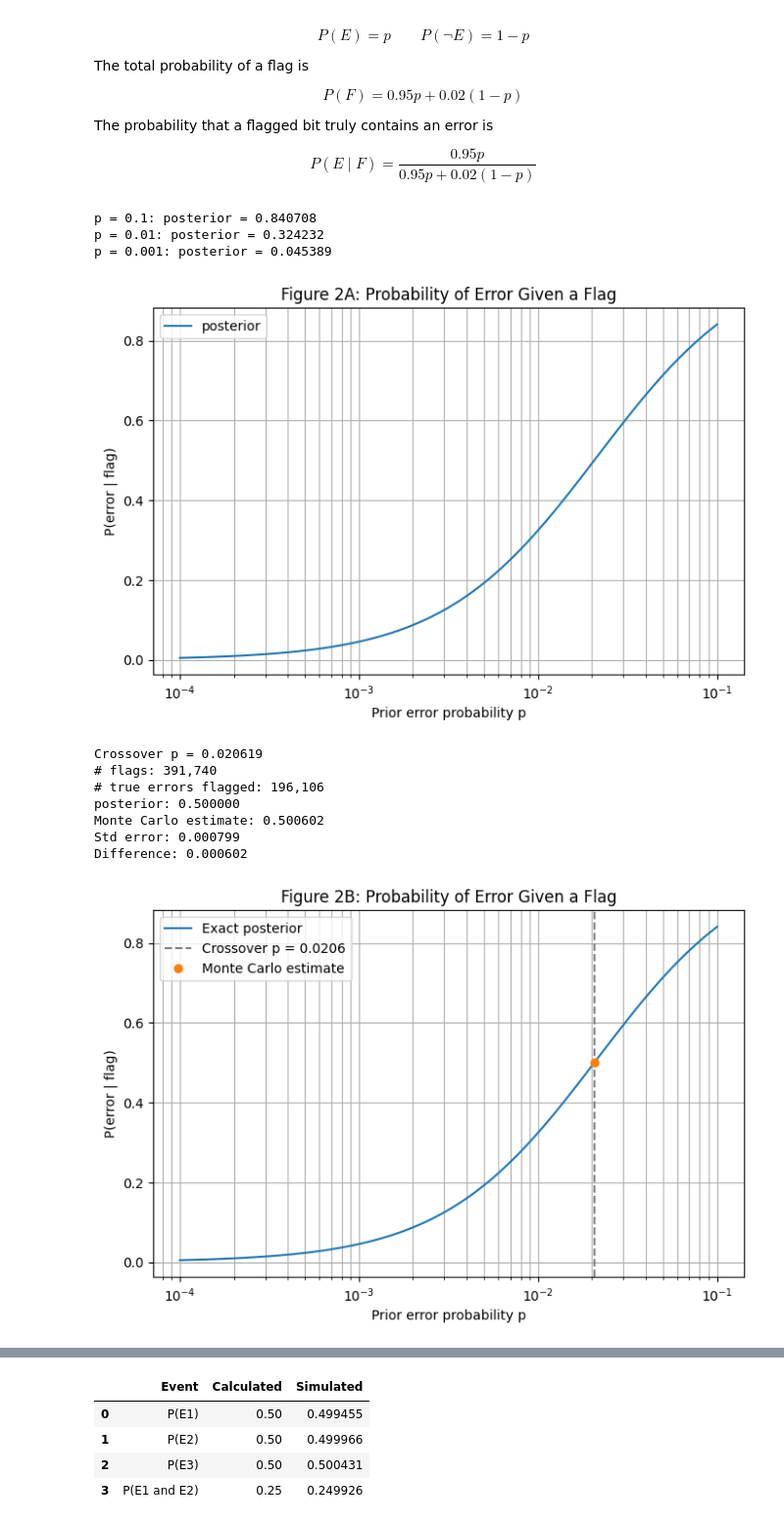
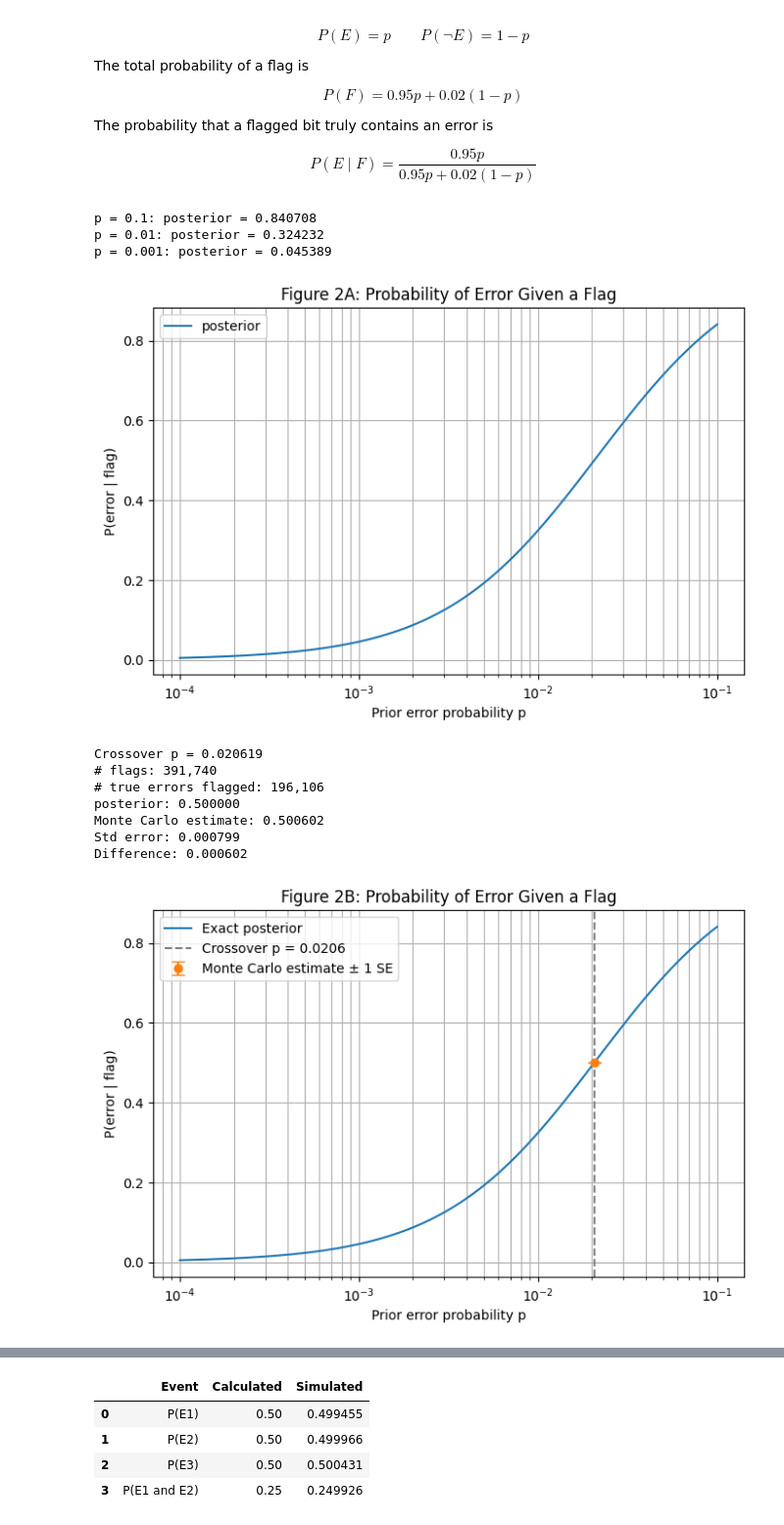
Before and after one commit to andrewechang/ece3715, a Jupyter notebook: mp1/mp1.ipynb, the cells around one changed output, grey strips where cells are left out. Shown at 98% size. Drawn from its saved outputs; the diff is of its cells as text; code cells hidden in the pictures.

```diff
--- a/mp1/mp1.ipynb
+++ b/mp1/mp1.ipynb
@@ -224,36 +334,40 @@ print(f"Std error: {standard_error:.6f}")
 print(f"Difference: {difference:.6f}")
 
 #plots second curve with line of crossover point
 plt.figure(figsize=(8, 5))
 plt.plot(p_values, posterior_values, label="Exact posterior")
 plt.errorbar(
-    p_cross, posterior_estimate,
-    fmt="o", capsize=5, label="Monte Carlo estimate"
+    p_cross,
+    posterior_estimate,
+    yerr=standard_error,
+    fmt="o",
+    capsize=5,
+    label="Monte Carlo estimate ± 1 SE"
 )
 plt.axvline(
     p_cross, linestyle="--", color="gray",
     label=f"Crossover p = {p_cross:.4f}"
 )
 plt.xscale("log")
 plt.xlabel("Prior error probability p")
 plt.ylabel("P(error | flag)")
 plt.title("Figure 2B: Probability of Error Given a Flag")
 plt.grid(True, which="both")
 plt.legend()
 plt.show()
 # %% [output]
 p = 0.1: posterior = 0.840708
 p = 0.01: posterior = 0.324232
 p = 0.001: posterior = 0.045389
 [figure]
 Crossover p = 0.020619
 # flags: 391,740
 # true errors flagged: 196,106
 posterior: 0.500000
 Monte Carlo estimate: 0.500602
 Std error: 0.000799
 Difference: 0.000602
-[figure, old version]
+[figure, new version]
 # %% [markdown]
 ^ Explanation for Fig. 2A: The graph shows that the posterior probability of an error given a flag is very low for a good link. <br>
 When the p value is very small, a flagged bit is unlikely to be a real error because of the number of false positives, however as <br>
```
Also changed, not shown: parts of 5 cells of this notebook.
